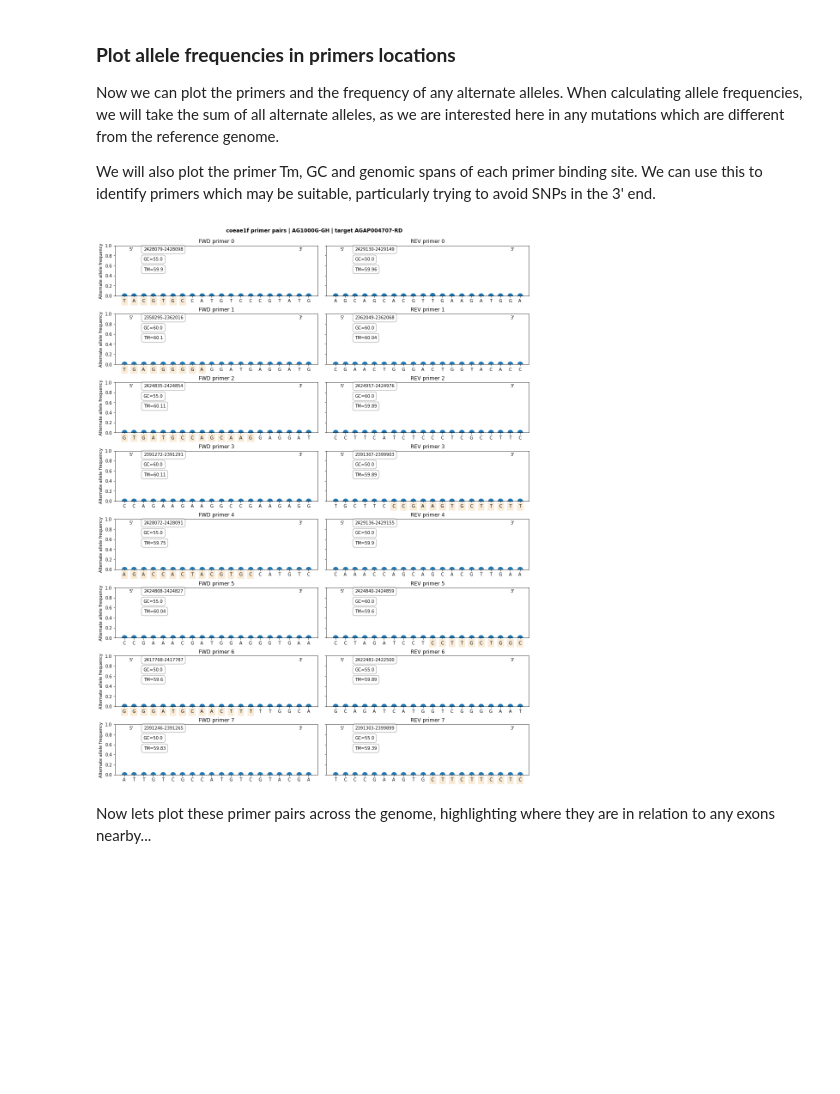
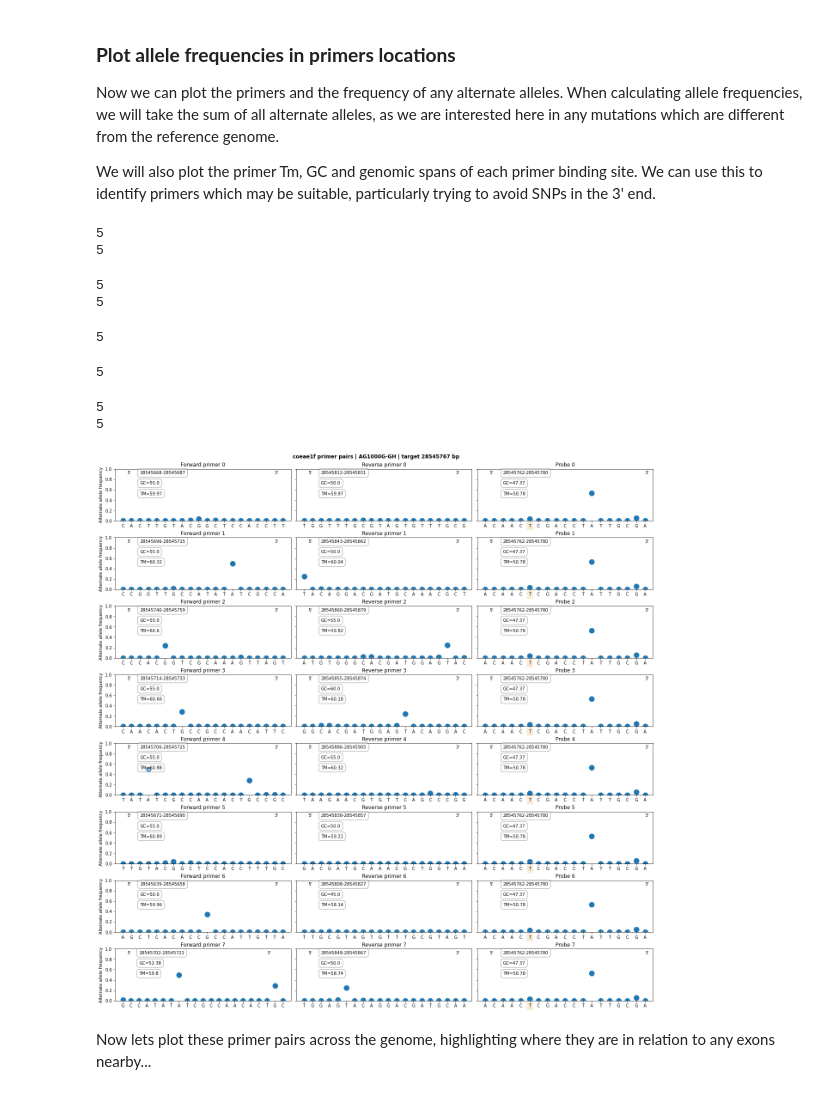
Before and after one commit to sanjaynagi/AnoPrimer, a Jupyter notebook: Primer-Design-in-Anopheles-gambiae.ipynb, the cells around one changed output. Drawn from its saved outputs; the diff is of its cells as text; code cells hidden in the pictures; blank space fills up the shorter version.

Commit message:
0.3.0 probe support

```diff
--- a/Primer-Design-in-Anopheles-gambiae.ipynb
+++ b/Primer-Design-in-Anopheles-gambiae.ipynb
@@ -86,8 +93,8 @@ Now we need to extract the bit of sequence we need. We will use functions in the
 # %%
-if assay_type == 'gDNA':
+if any(item in assay_type for item in ['gDNA', 'probe']):
   # genomic DNA
-  target_sequence, gdna_pos, seq_parameters = AgamPrimer.prepare_gDNA_sequence(target_loc=target_loc, amplicon_size_range=amplicon_size_range, genome_seq=genome_seq, assay_name=assay_name)
-elif assay_type == 'qPCR':
+  target_sequence, gdna_pos, seq_parameters = prepare_gDNA_sequence(target_loc=target_loc, amplicon_size_range=amplicon_size_range, genome_seq=genome_seq, assay_name=assay_name, assay_type=assay_type)
+elif assay_type == 'qPCR primers':
   # quantitative PCR
   target_sequence, exon_junctions, gdna_pos, seq_parameters = AgamPrimer.prepare_cDNA_sequence(transcript=transcript, gff=ag3.geneset(), genome_seq=genome_seq, assay_name=assay_name)
 # %% [output]
@@ -104,9 +112,6 @@ We need to set up some python dictionaries containing our sequence and primer pa
 primer_parameters  =  {
         'PRIMER_NUM_RETURN':n_primer_pairs,
         'PRIMER_OPT_SIZE': 20,
-        'PRIMER_PICK_RIGHT_PRIMER':1,
-        'PRIMER_PICK_INTERNAL_OLIGO': 0,
-        'PRIMER_PICK_LEFT_PRIMER':1,
         'PRIMER_TASK':'generic',
         'PRIMER_MIN_SIZE': 17,
         'PRIMER_MAX_SIZE': 24,
@@ -116,11 +121,17 @@ primer_parameters  =  {
         'PRIMER_MIN_GC': 30.0,
         'PRIMER_MAX_GC': 75.0,
         'PRIMER_PRODUCT_SIZE_RANGE': amplicon_size_range,
-        'PRIMER_EXPLAIN_FLAG':1,
-        'PRIMER_MIN_THREE_PRIME_DISTANCE':3
+        'PRIMER_MIN_THREE_PRIME_DISTANCE':3,          # 3 to prevent successive pairs being one base shift
+        'PRIMER_INTERNAL_OPT_SIZE': 16,               # Probe size preferences if selected, otherwise ignored
+        'PRIMER_INTERNAL_MIN_SIZE': 10,
+        'PRIMER_INTERNAL_MAX_SIZE': 22,
+        'PRIMER_INTERNAL_MIN_TM': 50,
+        'PRIMER_INTERNAL_MAX_TM':65,                # Probe considerations are quite relaxed, assumed that LNAs will be used later to affect TM
         # Extra primer3 parameters can go here
         # In the same format as above
     }
+
+primer_parameters = AgamPrimer.primer_params(primer_parameters, assay_type) ## adds some parameters depending on assay type
 # %% [markdown]
 #### **Run the primer3 algorithm!**
 # %%
@@ -130,3 +141,3 @@ It should be *very fast*. The output, which we call 'primer_dict', is a python d
 # %%
-AgamPrimer.primer3_run_statistics(primer_dict)
+AgamPrimer.primer3_run_statistics(primer_dict, assay_type)
 # %% [output]
@@ -146,5 +159,5 @@ PRIMER_PAIR_NUM_RETURNED  :  8
 # %% [markdown]
 Now lets wrangle this into an easy to look at table.
 # %%
-primer_df = AgamPrimer.primer3_to_pandas(primer_dict)
+primer_df = primer3_to_pandas(primer_dict, assay_type)
 primer_df
@@ -184,16 +237,23 @@ Now we can plot the primers and the frequency of any alternate alleles. When cal
 
 We will also plot the primer Tm, GC and genomic spans of each primer binding site. We can use this to identify primers which may be suitable, particularly trying to avoid SNPs in the 3' end.
 # %%
-di_fwd, di_rev = AgamPrimer.plot_primer_ag3_frequencies(primer_df=primer_df,
+results_dict = AgamPrimer.plot_primer_ag3_frequencies(primer_df=primer_df,
                                                 gdna_pos=gdna_pos,
                                                 contig=contig,
                                                 sample_set=sample_set,
-                                                n_primer_pairs=n_primer_pairs,
                                                 assay_type=assay_type,
                                                 seq_parameters=seq_parameters,
                                                 save=True)
 # %% [output]
+5
+5
+5
+5
+5
+5
+5
+5
-[figure, old version]
+[figure, new version]
 # %% [markdown]
 Now lets plot these primer pairs across the genome, highlighting where they are in relation to any exons nearby...
 # %%
```
Also changed, not shown: parts of 19 cells of this notebook, 2 other files.
